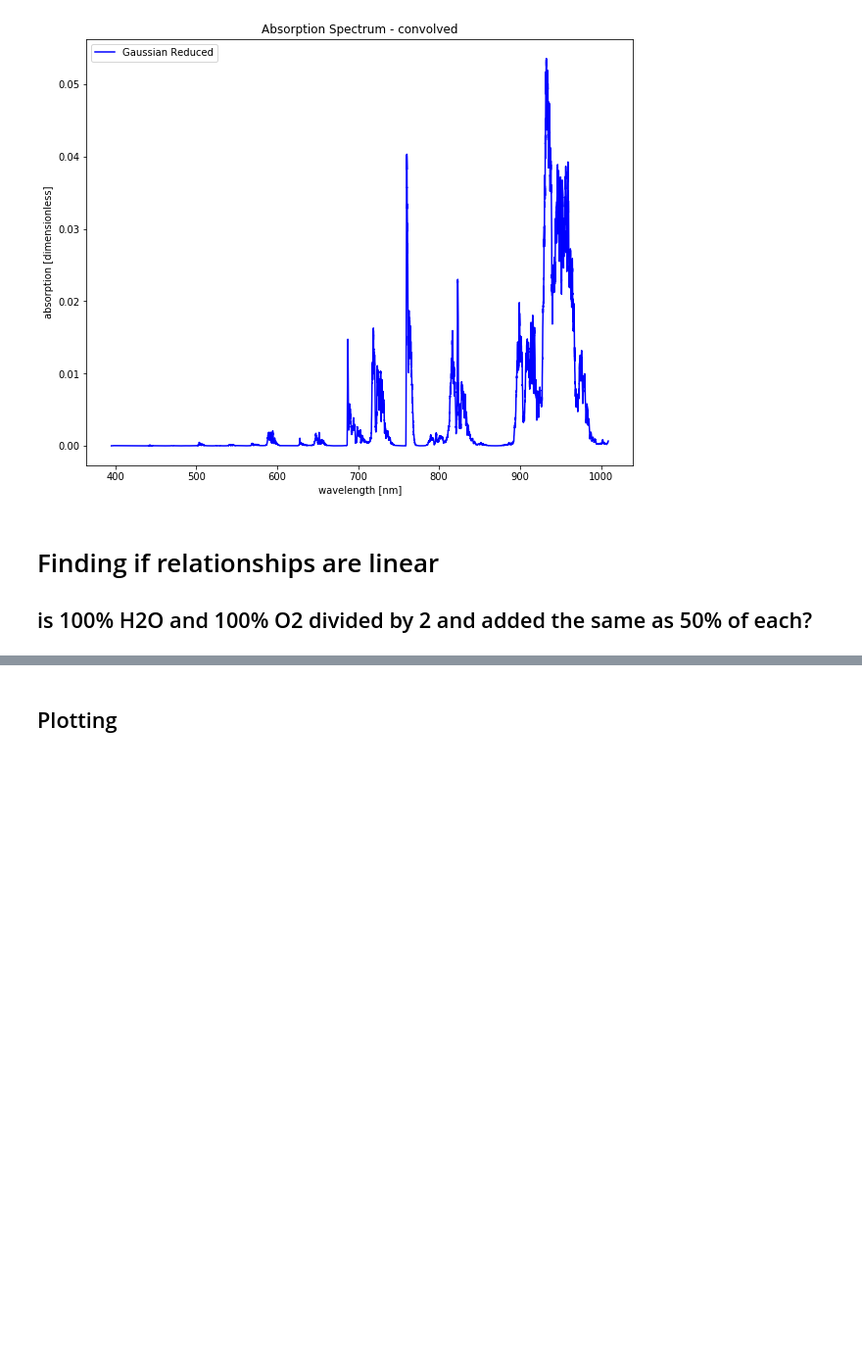
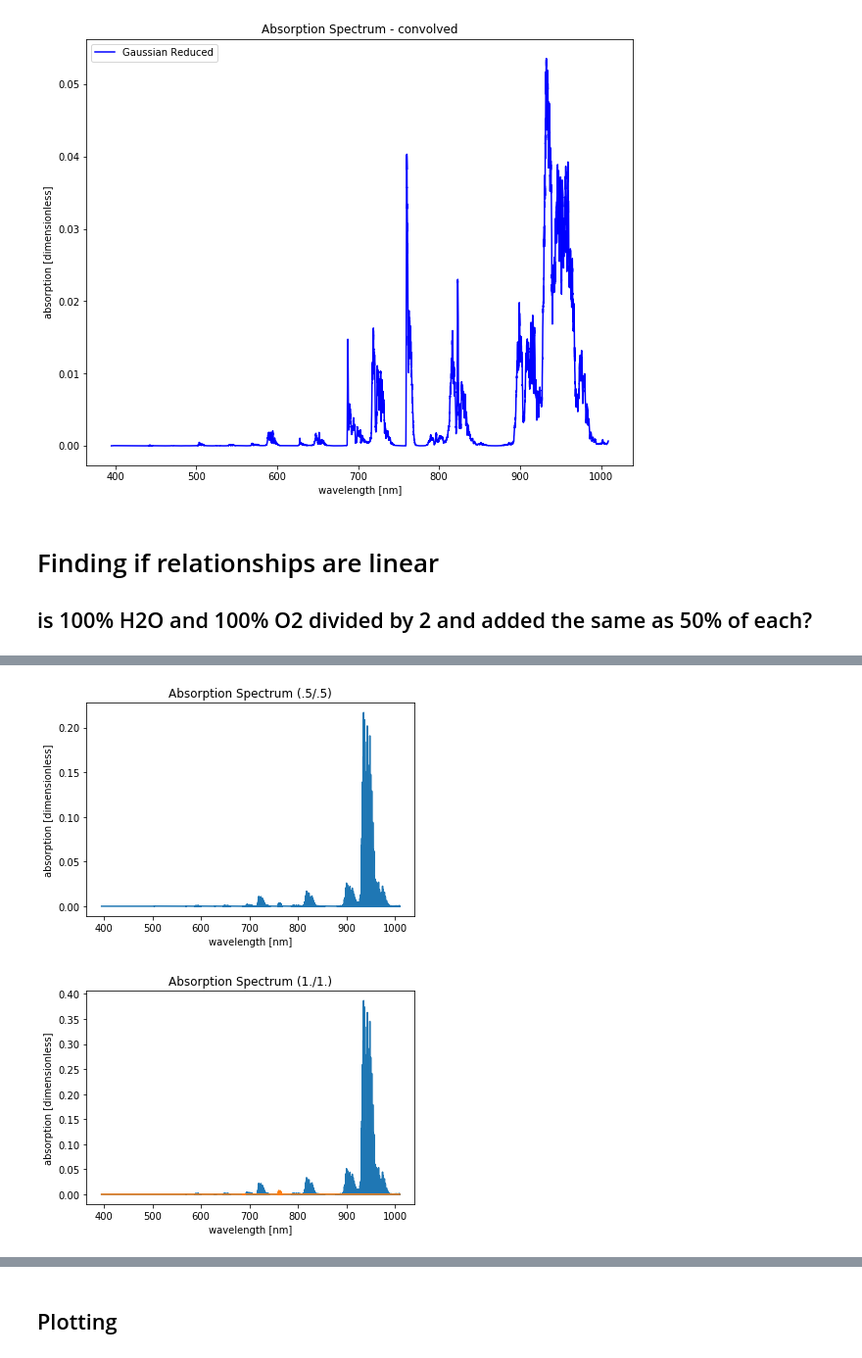
Before and after one commit to faridqamar/uo_vegetation, a Jupyter notebook: reverse_vegetation/py/HITRAN_atmosphere_model.ipynb, the cells around one changed output, grey strips where cells are left out. Shown at 98% size. Cells and saved outputs as stored; diff of their text form; code cells hidden in the pictures; blank space fills up the shorter version.

```diff
--- a/reverse_vegetation/py/HITRAN_atmosphere_model.ipynb
+++ b/reverse_vegetation/py/HITRAN_atmosphere_model.ipynb
@@ -385,3 +401,19 @@ nu_O2, coef_O2 = absorptionCoefficient_Doppler(Components=[(7,1,1.0)], SourceTab
 nu_50, absorp_50 = absorptionSpectrum(nu_50, coef_50, Environment={'l':1})
 nu_H2O, absorp_H2O = absorptionSpectrum(nu_H2O, coef_H2O, Environment={'l':1})
 nu_O2, absorp_O2 = absorptionSpectrum(nu_O2, coef_O2, Environment={'l':1})
+# %%
+plt.plot(10000000/nu_50, absorp_50)
+plt.xlabel('wavelength [nm]')
+plt.ylabel('absorption [dimensionless]')
+plt.title('Absorption Spectrum (.5/.5)')
+plt.show()
+
+plt.plot(10000000/nu_H2O, absorp_H2O)
+plt.plot(10000000/nu_O2, absorp_O2)
+plt.xlabel('wavelength [nm]')
+plt.ylabel('absorption [dimensionless]')
+plt.title('Absorption Spectrum (1./1.)')
+plt.show()
+# %% [output]
+[figure, added]
+[figure, added]
```
Also changed, not shown: parts of 15 cells of this notebook.
